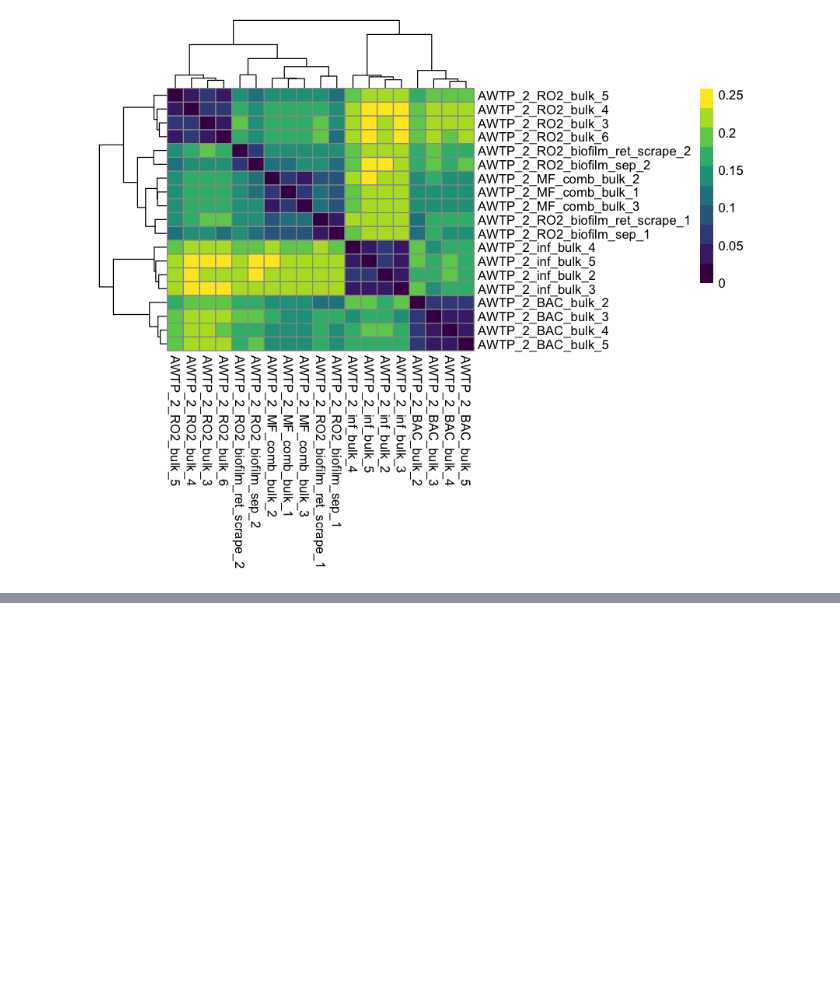
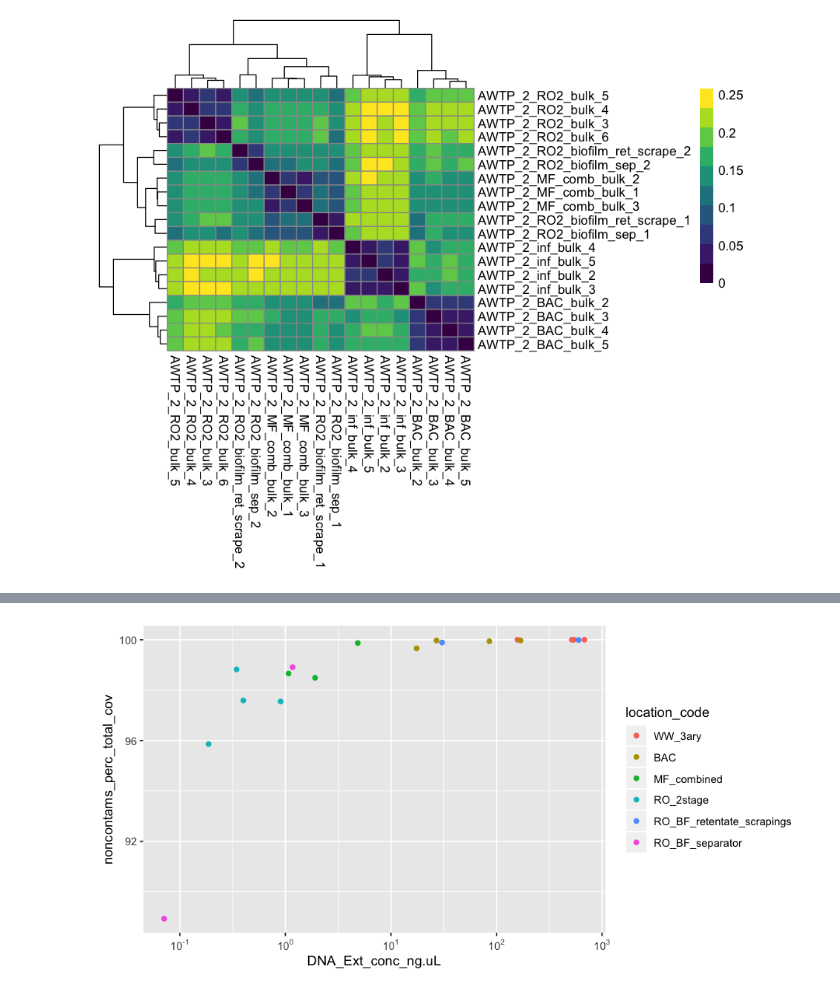
Before and after one commit to rosekantor/awtp2, a Jupyter notebook: metagenome_stats.ipynb, the cells around one changed output, grey strips where cells are left out. Saved outputs shown, nothing was run; the diff lists cells and outputs as text; code cells hidden in the pictures; blank space fills up the shorter version.

```diff
--- a/metagenome_stats.ipynb
+++ b/metagenome_stats.ipynb
@@ -175,0 +234,10 @@ A data.frame: 19 × 34
+# %%
+merged_data$noncontams_perc_total_cov <- 100-merged_data$contams_perc_of_total_cov
+
+options(repr.plot.width = 8, repr.plot.height = 4)
+ggplot(merged_data, aes(x=DNA_Ext_conc_ng.uL, y = noncontams_perc_total_cov, color=location_code))+
+    geom_point()+
+    scale_x_continuous(trans="log10", labels=trans_format("log10", math_format(10^.x)))
+    #scale_y_continuous(trans="log10", labels=trans_format("log10", math_format(10^.x)))
+# %% [output]
+[figure, added]
```
Also changed, not shown: parts of 20 cells of this notebook.
